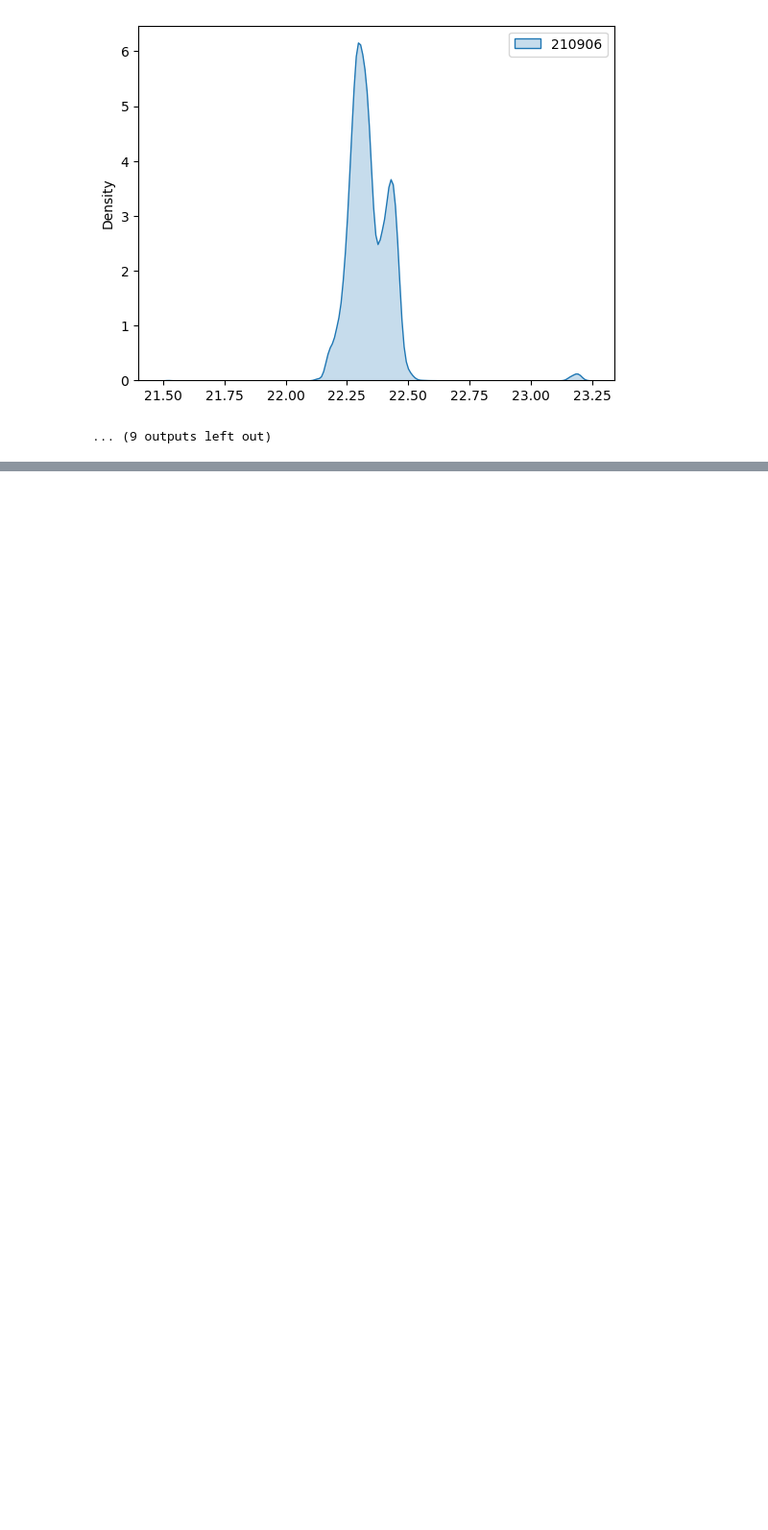
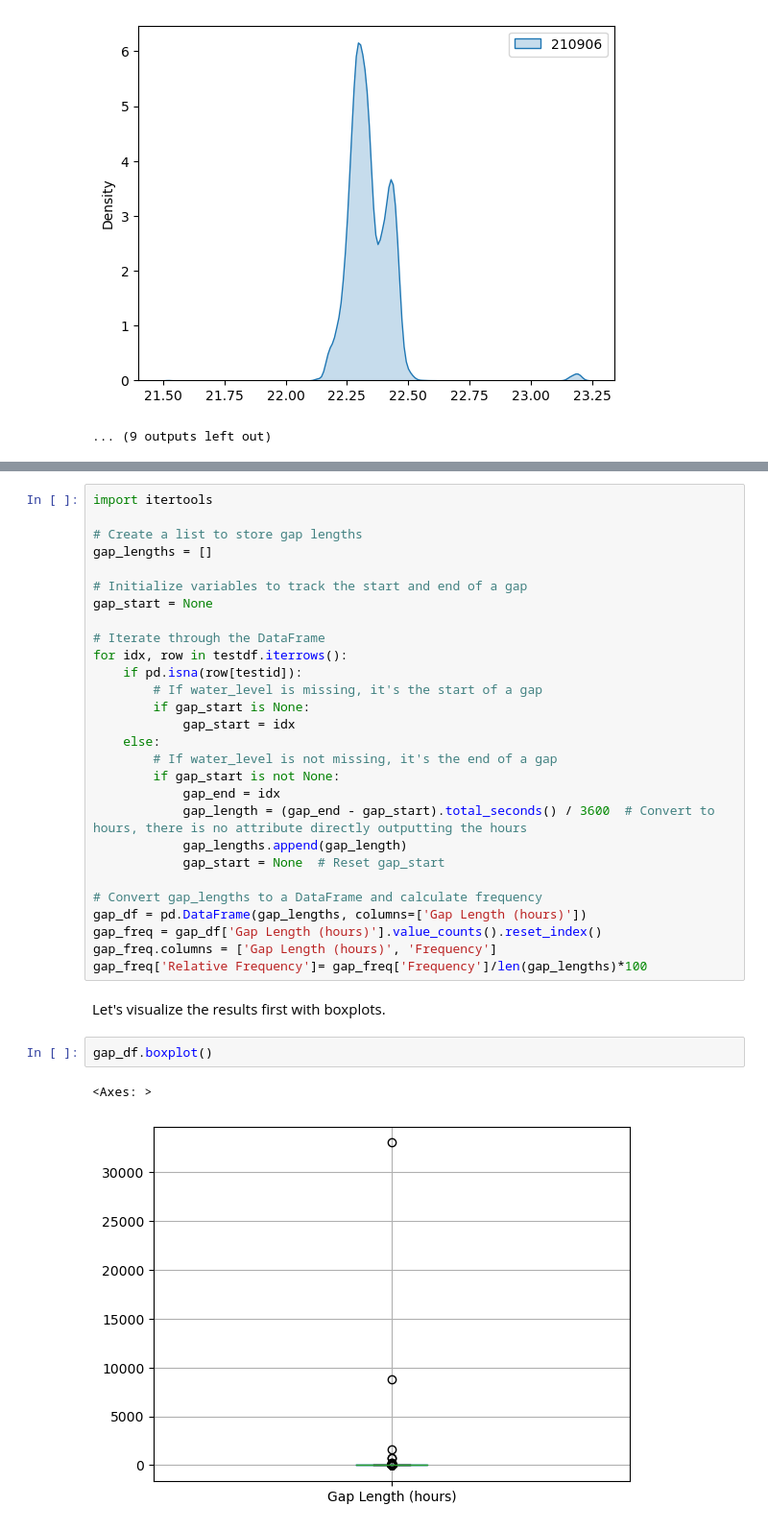
Before and after one commit to HenrietteRilling/Masterthesis, a Jupyter notebook: Exploring data distribution.ipynb, the cells around one changed output, grey strips where cells are left out. Shown at 96% size. Saved outputs shown, nothing was run; the diff lists cells and outputs as text; blank space fills up the shorter version.

```diff
--- a/Exploring data distribution.ipynb
+++ b/Exploring data distribution.ipynb
@@ -98,0 +123,35 @@ for col in WL.columns:
+# %%
+import itertools
+
+# Create a list to store gap lengths
+gap_lengths = []
+
+# Initialize variables to track the start and end of a gap
+gap_start = None
+
+# Iterate through the DataFrame
+for idx, row in testdf.iterrows():
+    if pd.isna(row[testid]):
+        # If water_level is missing, it's the start of a gap
+        if gap_start is None:
+            gap_start = idx
+    else:
+        # If water_level is not missing, it's the end of a gap
+        if gap_start is not None:
+            gap_end = idx
+            gap_length = (gap_end - gap_start).total_seconds() / 3600  # Convert to hours, there is no attribute directly outputting the hours
+            gap_lengths.append(gap_length)
+            gap_start = None  # Reset gap_start
+
+# Convert gap_lengths to a DataFrame and calculate frequency
+gap_df = pd.DataFrame(gap_lengths, columns=['Gap Length (hours)'])
+gap_freq = gap_df['Gap Length (hours)'].value_counts().reset_index()
+gap_freq.columns = ['Gap Length (hours)', 'Frequency']
+gap_freq['Relative Frequency']= gap_freq['Frequency']/len(gap_lengths)*100
+# %% [markdown]
+Let's visualize the results first with boxplots.
+# %%
+gap_df.boxplot()
+# %% [output]
+<Axes: >
+[figure, added]
```
Also changed, not shown: parts of 15 cells of this notebook.
